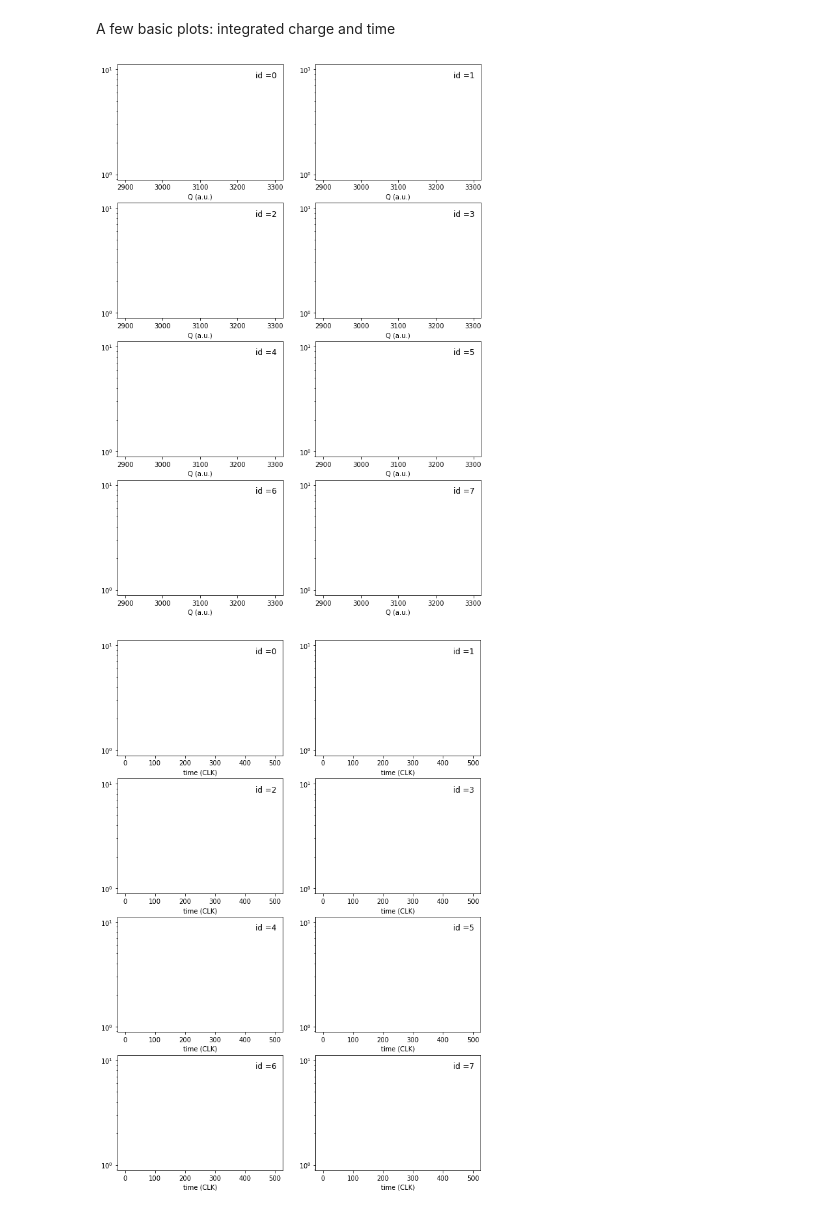
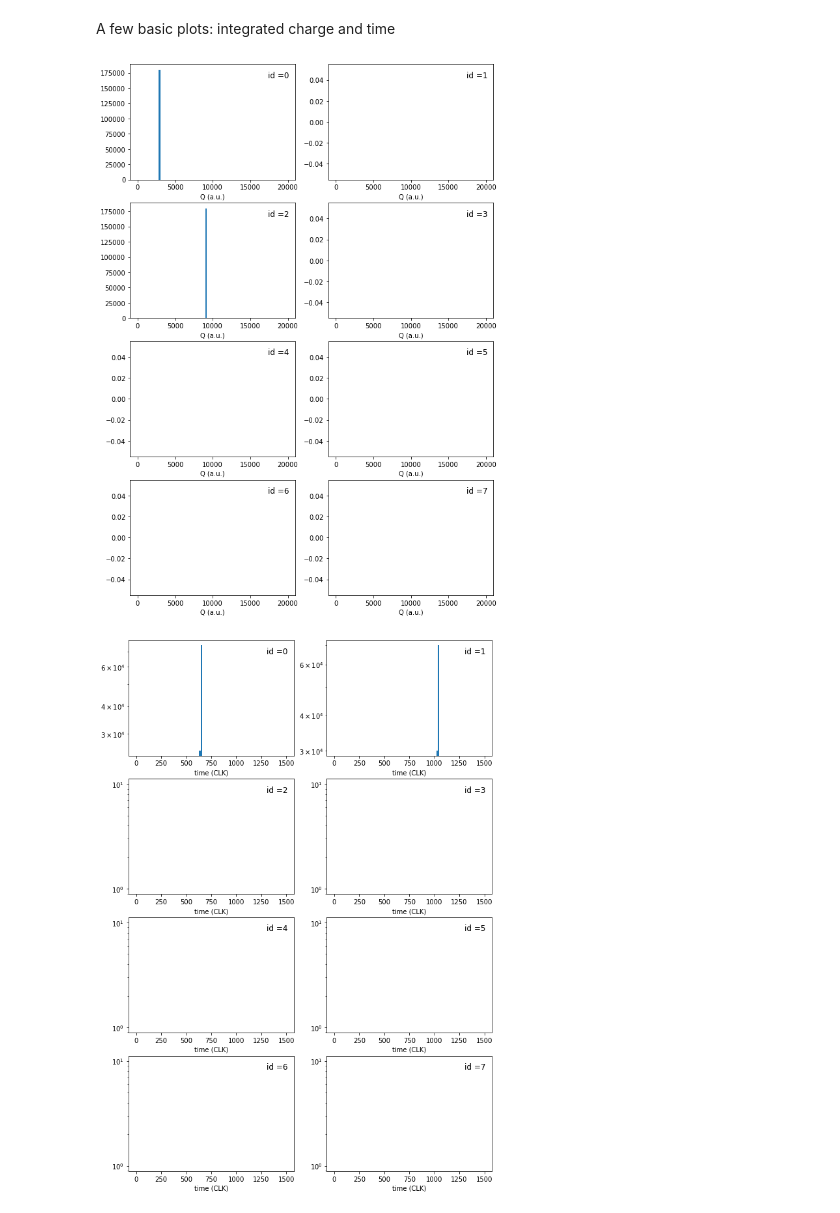
Before and after one commit to acolijn/DT5550_DAQ, a Jupyter notebook: analysis/decode_example.ipynb, the cells around one changed output. Cells and saved outputs as stored; diff of their text form; code cells hidden in the pictures.

```diff
--- a/analysis/decode_example.ipynb
+++ b/analysis/decode_example.ipynb
@@ -95,0 +17,16 @@ plt.ylim([0.1,1e4])
+# %%
+#
+# open the datfile
+#
+#io = DT5550(file='../../data/20211212_142706/data_20211212_142706_0.raw')
+io = DT5550(indir='../../data/20211212_142706/')
+
+
+for file in io.filenames:
+    io.open_data(file)
+    while io.read_event() == 0:
+        if io.n_event%10000 == 0:
+            print('Processed ',io.n_event,' events')
+
+
+print('Processing done')
@@ -96,10 +51,10 @@ plt.ylim([0.1,1e4])
 # %% [markdown]
 A few basic plots: integrated charge and time
 # %%
-io.plot_all(type="charge",bins=100,logy=True, range=(2900,3300))
+io.plot_all(type="charge",bins=100,logy=False, range=(0,20000))
 # %% [output]
-[figure, old version]
+[figure, new version]
 # %%
-io.plot_all(type="time",range=(0,500),bins=100,logy=True)
+io.plot_all(type="time",range=(0,1500),bins=100,logy=True)
 # %% [output]
-[figure, old version]
+[figure, new version]
```
Also changed, not shown: parts of 20 cells of this notebook, 7 other files.
